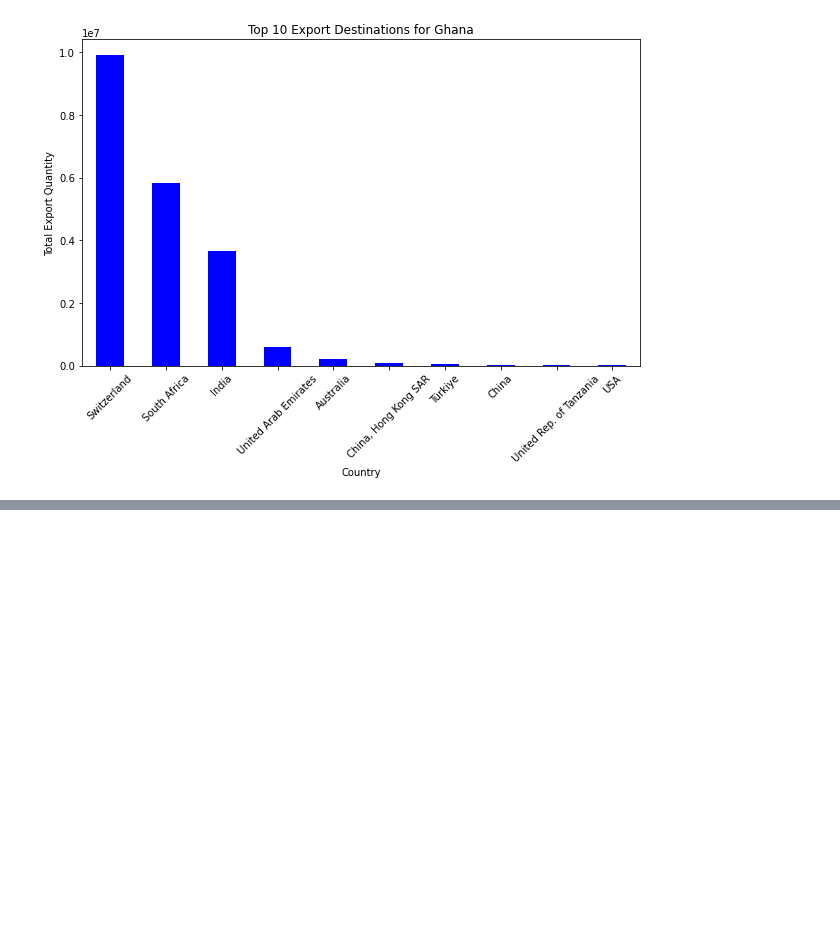
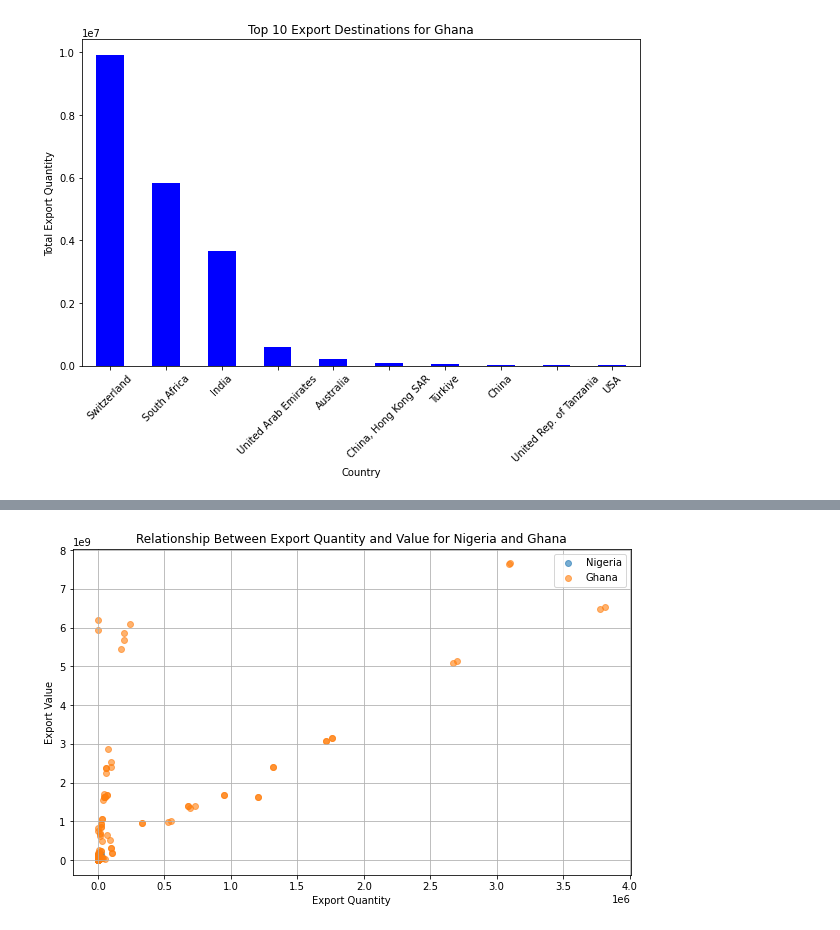
Before and after one commit to MrEktirir/Gold_Trade, a Jupyter notebook: Ghana_Nigeria_Gold_Trade_Analysis.ipynb, the cells around one changed output, grey strips where cells are left out. Cells and saved outputs as stored; diff of their text form; code cells hidden in the pictures; blank space fills up the shorter version.

```diff
--- a/Ghana_Nigeria_Gold_Trade_Analysis.ipynb
+++ b/Ghana_Nigeria_Gold_Trade_Analysis.ipynb
@@ -541,0 +536,13 @@ plt.show()
+# %%
+plt.figure(figsize=(10, 6))
+for country in ['Nigeria', 'Ghana']:
+    subset = df[df['ReporterDesc'] == country]
+    plt.scatter(subset['Qty'], subset['PrimaryValue'], label=country, alpha=0.6)
+plt.title('Relationship Between Export Quantity and Value for Nigeria and Ghana')
+plt.xlabel('Export Quantity')
+plt.ylabel('Export Value')
+plt.legend()
+plt.grid(True)
+plt.show()
+# %% [output]
+[figure, added]
```
Also changed, not shown: parts of 8 cells of this notebook.
